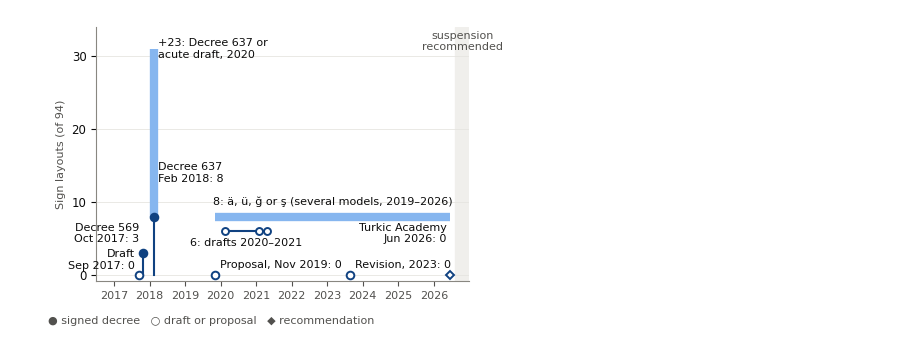
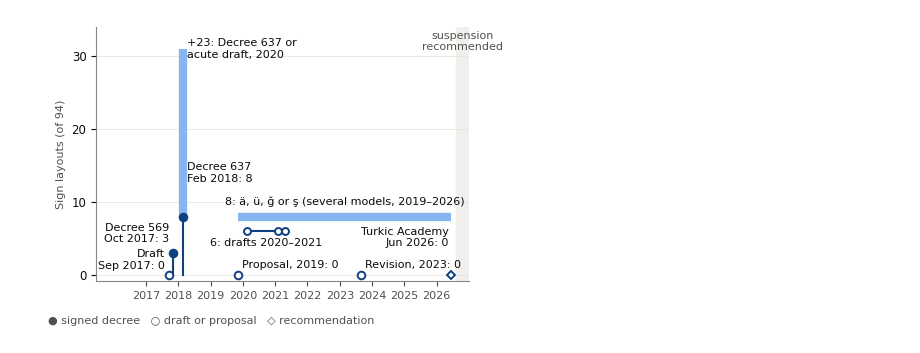
Before and after one commit to AriyaAzamatova/Kazakh_Latin_Signs_Almaty_2026, a Jupyter notebook: Рисунок_2_(раздел_5_2).ipynb, the cells around one changed output. Cells and saved outputs as stored; diff of their text form; code cells hidden in the pictures.

```diff
--- a/Рисунок_2_(раздел_5_2).ipynb
+++ b/Рисунок_2_(раздел_5_2).ipynb
@@ -2,7 +2,8 @@
 <a href="https://colab.research.google.com/github/AriyaAzamatova/Kazakh_Latin_Signs_Almaty_2026/blob/main/%D0%A0%D0%B8%D1%81%D1%83%D0%BD%D0%BE%D0%BA_2_(%D1%80%D0%B0%D0%B7%D0%B4%D0%B5%D0%BB_5_2).ipynb" target="_parent"><img src="https://colab.research.google.com/assets/colab-badge.svg" alt="Open In Colab"/></a>
 # %%
 # Рисунок 2 (раздел 5.2): макеты со знаками документов казахской латиницы, 2017–2026 гг.
-# Версия 15.11.2026: 94 макета (крыша гостиницы Juldyz, TST-34K, добавлена отдельным макетом).
+# Версия 15.11.2026 (2): 94 макета; правки оформления: шрифты TrueType в PDF (fonttype 42),
+# подписи Draft и Decree 569 не заходят на ось, ромб в легенде полый, подпись Turkic Academy ниже полосы, подпись "Proposal, 2019" без месяца, как "Revision, 2023" (подписи внизу не сливаются).
 import matplotlib.pyplot as plt
 
 # ---------- ДАННЫЕ (менять только здесь) ----------
@@ -17,7 +18,8 @@ UML = 8          # ‹ä›, ‹ü›, ‹ğ›, ‹ş› без определ
 INK, INK2, MUTED, GRID = "#0b0b0b", "#52514e", "#898781", "#e6e5e1"
 DARK, LIGHT = "#104281", "#86b6ef"
 plt.rcParams.update({"font.family": "DejaVu Sans", "font.size": 8.5, "axes.edgecolor": MUTED,
-                     "xtick.color": INK2, "ytick.color": INK, "savefig.dpi": 600})
+                     "xtick.color": INK2, "ytick.color": INK, "savefig.dpi": 600,
+                     "pdf.fonttype": 42, "ps.fonttype": 42})   # шрифты TrueType, не Type 3
 CM = 1 / 2.54
 
 # документы: дата (дробный год), подпись, статус, число макетов
@@ -25,7 +27,7 @@ pts = [
     (2017.70, "Draft\nSep 2017", "draft", 0),
     (2017.82, "Decree 569\nOct 2017", "signed", APO),
     (2018.13, "Decree 637\nFeb 2018", "signed", ACU),
-    (2019.85, "Proposal, Nov 2019", "draft", 0),
+    (2019.85, "Proposal, 2019", "draft", 0),
     (2023.65, "Revision, 2023", "draft", 0),
     (2026.45, "Turkic Academy\nJun 2026", "rec", 0),
 ]
@@ -61,38 +63,38 @@ for x, lab, st, k in pts:
     ax.plot([x], [k], mk, ms=5.5 if st != "rec" else 4.5,
             mfc=DARK if st == "signed" else "white", mec=DARK, mew=1.4, zorder=3)
 
 # подписи документов: (сдвиг по x, высота, выравнивание)
 off = {2017.70: (-0.12, 0.6, "right"), 2017.82: (-0.12, 4.2, "right"), 2018.13: (0.12, 14, "left"),
-       2019.85: (0.13, 0.7, "left"), 2023.65: (0.13, 0.7, "left"), 2026.45: (-0.08, 4.2, "right")}
+       2019.85: (0.13, 0.7, "left"), 2023.65: (0.13, 0.7, "left"), 2026.45: (-0.08, 3.7, "right")}
 for x, lab, st, k in pts:
     dx, yy, ha = off[x]
     ax.text(x + dx, yy, f"{lab}: {k}", ha=ha, va="center" if x == 2018.13 else "bottom",
             fontsize=8, color=INK)
 
-# оси
-ax.set_xlim(2016.5, 2027.0); ax.set_ylim(-0.8, 34)
+# оси (левая граница 2015.45, чтобы подписи 2017 г. не заходили на ось)
+ax.set_xlim(2015.45, 2027.0); ax.set_ylim(-0.8, 34)
 ax.set_xticks(range(2017, 2027)); ax.set_xticklabels([str(y) for y in range(2017, 2027)], fontsize=8)
 ax.set_yticks([0, 10, 20, 30]); ax.set_ylabel(f"Sign layouts (of {N_LAYOUTS})", color=INK2, fontsize=8)
 ax.grid(axis="y", color=GRID, linewidth=0.6); ax.set_axisbelow(True)
 for s in ("top", "right"):
     ax.spines[s].set_visible(False)
-fig.text(0.01, 0.01, "● signed decree   ○ draft or proposal   ◆ recommendation",
+fig.text(0.01, 0.01, "● signed decree   ○ draft or proposal   ◇ recommendation",
          fontsize=8, color=INK2, va="bottom")
 fig.tight_layout(rect=(0, 0.05, 1, 1))
 
 fig.savefig("Fig_2_documents_on_facades.png")
 fig.savefig("Fig_2_documents_on_facades.pdf")
 plt.show()
 
 # скачивание (работает только в Google Colab)
 try:
     from google.colab import files
     files.download("Fig_2_documents_on_facades.png")
     files.download("Fig_2_documents_on_facades.pdf")
 except ImportError:
     print("Файлы сохранены в папке, где запущен код")
 # %% [output]
-[figure, old version]
+[figure, new version]
 [interactive output not drawn]
 [interactive output not drawn]
 [interactive output not drawn]
```
